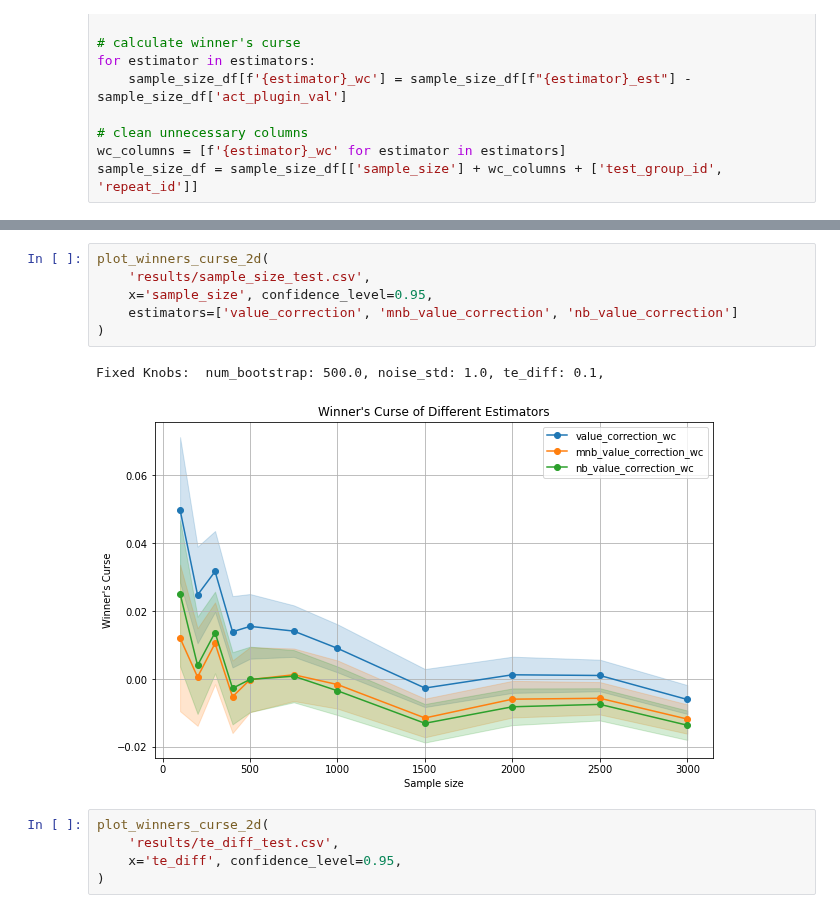
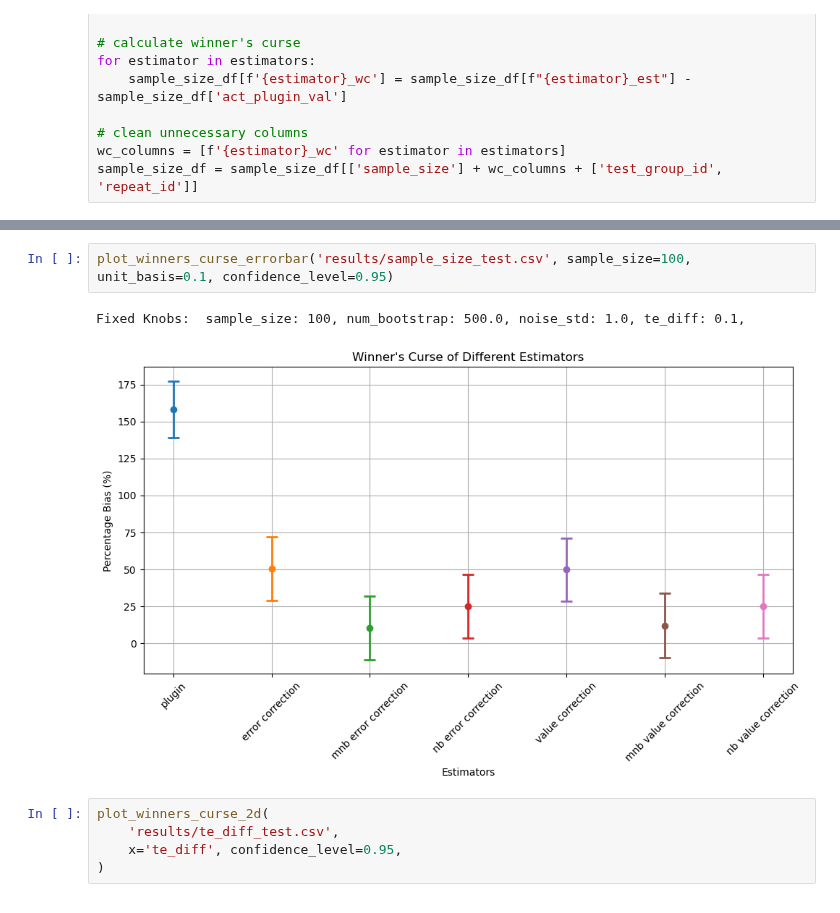
Before and after one commit to iamsikun/winners-curse, a Jupyter notebook: notebooks/result_analysis.ipynb, the cells around one changed output, grey strips where cells are left out. Drawn from its saved outputs; the diff is of its cells as text.

Commit message:
Added errorbar for visualization

```diff
--- a/notebooks/result_analysis.ipynb
+++ b/notebooks/result_analysis.ipynb
@@ -50,14 +50,10 @@ sample_size_df[sample_size_df['sample_size'] == 100].describe()
 | 75% | 100.0 | 0.315194 | 0.235725 | 0.189862 | 0.210918 | ... |
 | max | 100.0 | 1.081421 | 1.079425 | 1.071063 | 1.102090 | ... |
 # %%
-plot_winners_curse_2d(
-    'results/sample_size_test.csv',
-    x='sample_size', confidence_level=0.95,
-    estimators=['value_correction', 'mnb_value_correction', 'nb_value_correction']
-)
+plot_winners_curse_errorbar('results/sample_size_test.csv', sample_size=100, unit_basis=0.1, confidence_level=0.95)
 # %% [output]
-Fixed Knobs:  num_bootstrap: 500.0, noise_std: 1.0, te_diff: 0.1,
+Fixed Knobs:  sample_size: 100, num_bootstrap: 500.0, noise_std: 1.0, te_diff: 0.1,
-[figure, old version]
+[figure, new version]
 # %%
 plot_winners_curse_2d(
     'results/te_diff_test.csv',
```
Also changed, not shown: 2 other files.
